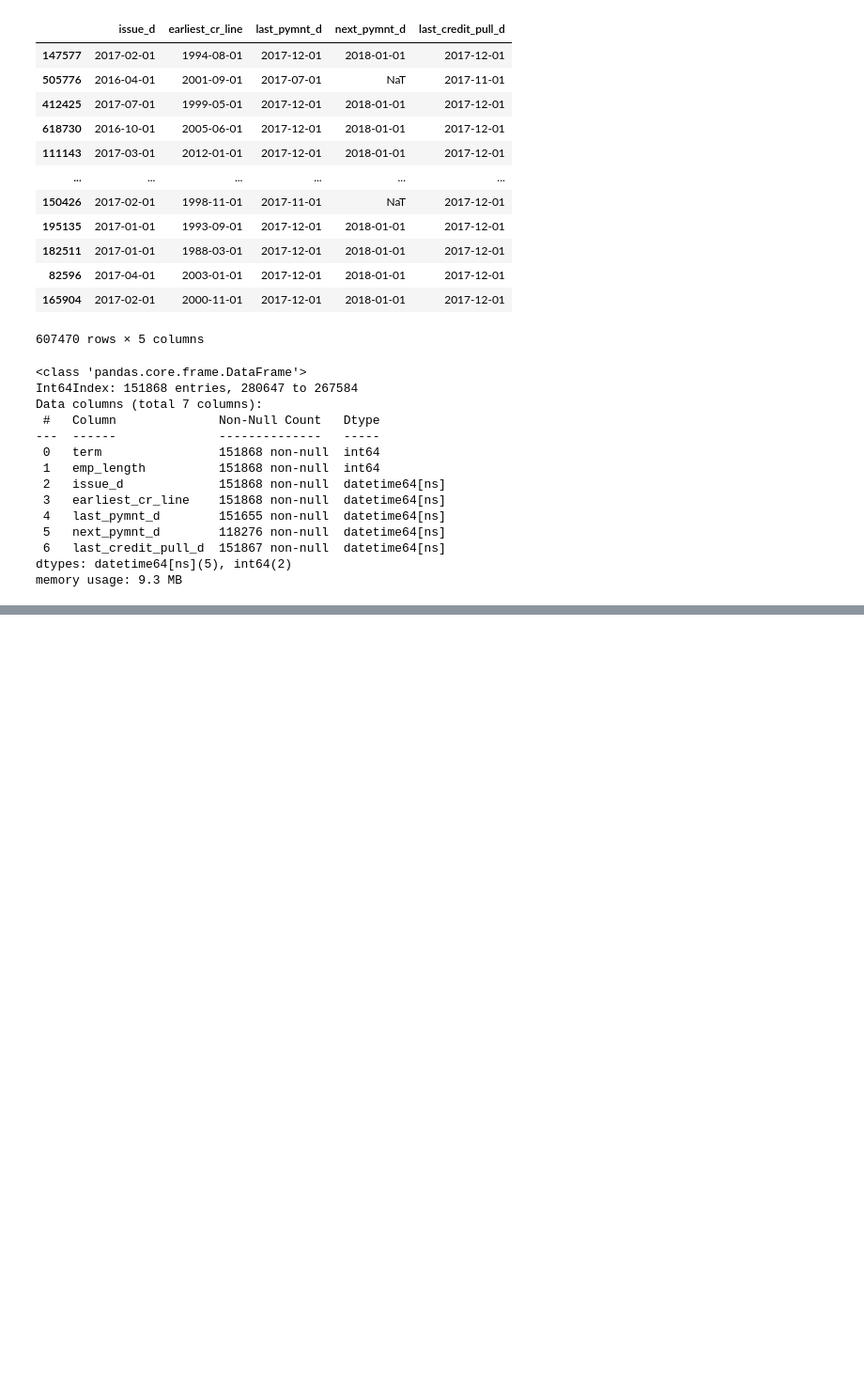
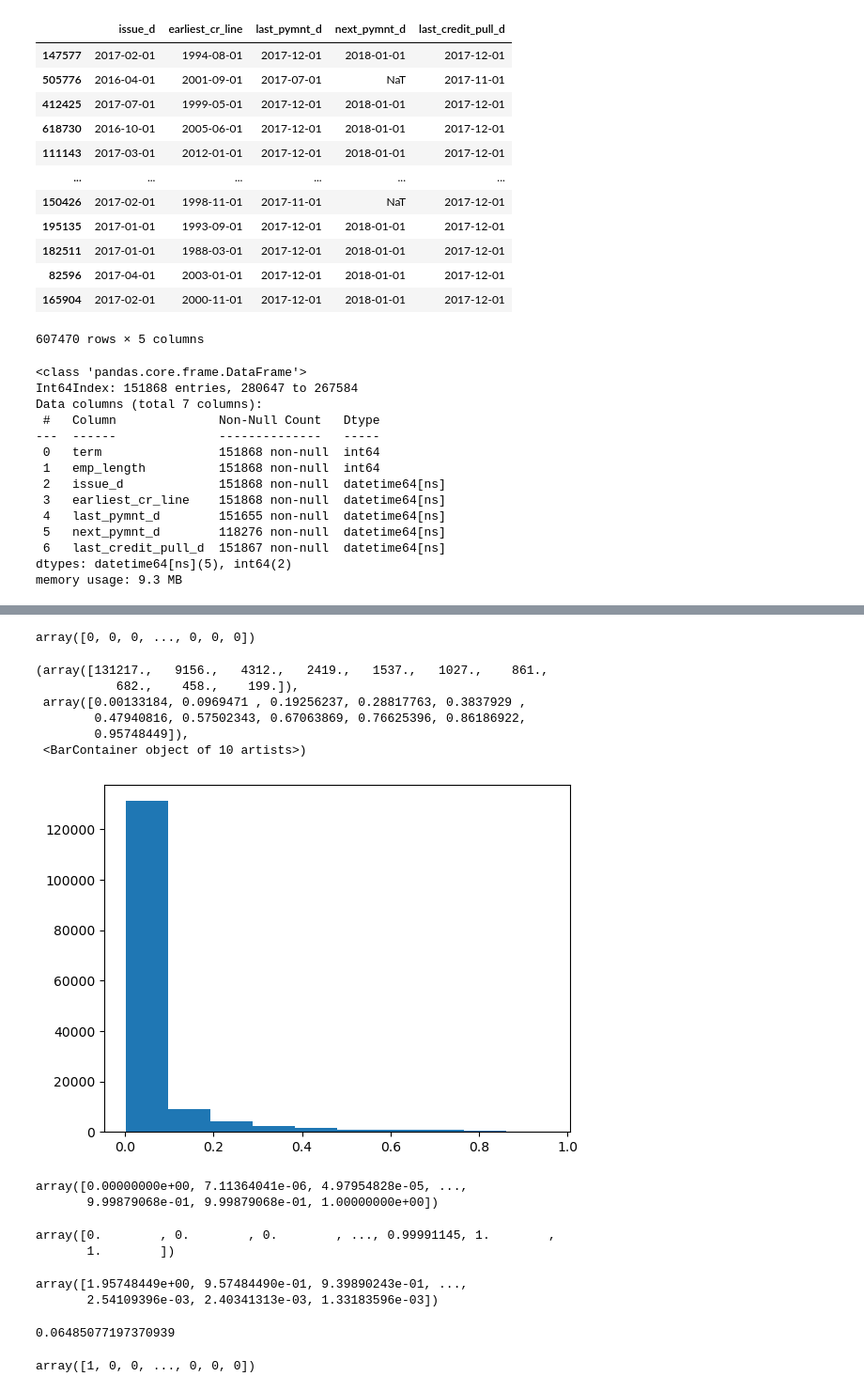
Before and after one commit to lleonrdoo/Data-Sci, a Jupyter notebook: Credit Risk Model-Project.ipynb, the cells around one changed output, grey strips where cells are left out. Shown: that part at 94% size. Saved outputs shown, nothing was run; the diff lists cells and outputs as text; code cells hidden in the pictures; blank space fills up the shorter version.

```diff
--- a/Credit Risk Model-Project.ipynb
+++ b/Credit Risk Model-Project.ipynb
@@ -570,0 +691,22 @@ dtype: int64
+# %%
+y_pred = model.predict_proba(X_test)[:, 1]
+# %%
+# '0' mengartikan bahwa 'False' atau banyak yang gagal bayar
+# Dengan demikian, kita perlu mencari thresholds yang mungkin lebih kecil dari 0.5
+(y_pred > 0.5).astype(int)
+# %% [output]
+array([0, 0, 0, ..., 0, 0, 0])
+# %%
+plt.hist(y_pred)
+
+# Dapat dilihat bahwa model prediksi dari variabel dependent atau y_pred memiliki kecenderungan berada disekitar 0 sampai 0.1
+# Inilah kasus 'imbalance'
+# Sehingga, perlu dicari best threshold dari truepositive rate
+# %% [output]
+(array([131217.,   9156.,   4312.,   2419.,   1537.,   1027.,    861.,
+           682.,    458.,    199.]),
+ array([0.00133184, 0.0969471 , 0.19256237, 0.28817763, 0.3837929 ,
+        0.47940816, 0.57502343, 0.67063869, 0.76625396, 0.86186922,
+        0.95748449]),
+ <BarContainer object of 10 artists>)
+[figure, added]
@@ -570,0 +718,42 @@ dtype: int64
+# %%
+# rumus fpr ada di google
+fpr
+# %% [output]
+array([0.00000000e+00, 7.11364041e-06, 4.97954828e-05, ...,
+       9.99879068e-01, 9.99879068e-01, 1.00000000e+00])
+# %%
+# rumus tpr ada di google
+tpr
+# %% [output]
+array([0.        , 0.        , 0.        , ..., 0.99991145, 1.        ,
+       1.        ])
+# %%
+# rumus thresholds ada di google
+thresholds
+# %% [output]
+array([1.95748449e+00, 9.57484490e-01, 9.39890243e-01, ...,
+       2.54109396e-03, 2.40341313e-03, 1.33183596e-03])
+# %%
+# Untuk mencari best thresholds, akan digunakan metode youden j-statistics
+# Hal ini dimaksudkan untuk mendapatkan nilai fpr yang serendah-rendahnya dan tpr yang setinggi-tingginya
+
+j = tpr - fpr
+
+# Berikut adalah menjadi indext dari j-statistics
+ix = np.argmax(j)
+
+# Berikut adalah penentuan thresholds dari data imbalance tersebut
+best_thresh = thresholds[ix]
+best_thresh
+
+# Didapatkan nilai pembandingnya adalah 0,06... atau 6%
+# %% [output]
+0.06485077197370939
+# %%
+# Dapat dilihat bahwa tidak semuanya menghasilkan '0' atau 'False',
+# yang berarti, ternyata ada yang memungkinkan untuk berhasil bayar dari data imbalance yang
+# sudah diprediksi dengan accuracy_matrix
+y_pred = (y_pred > 0.065).astype(int)
+y_pred
+# %% [output]
+array([1, 0, 0, ..., 0, 0, 0])
```
Also changed, not shown: parts of 68 cells of this notebook.
